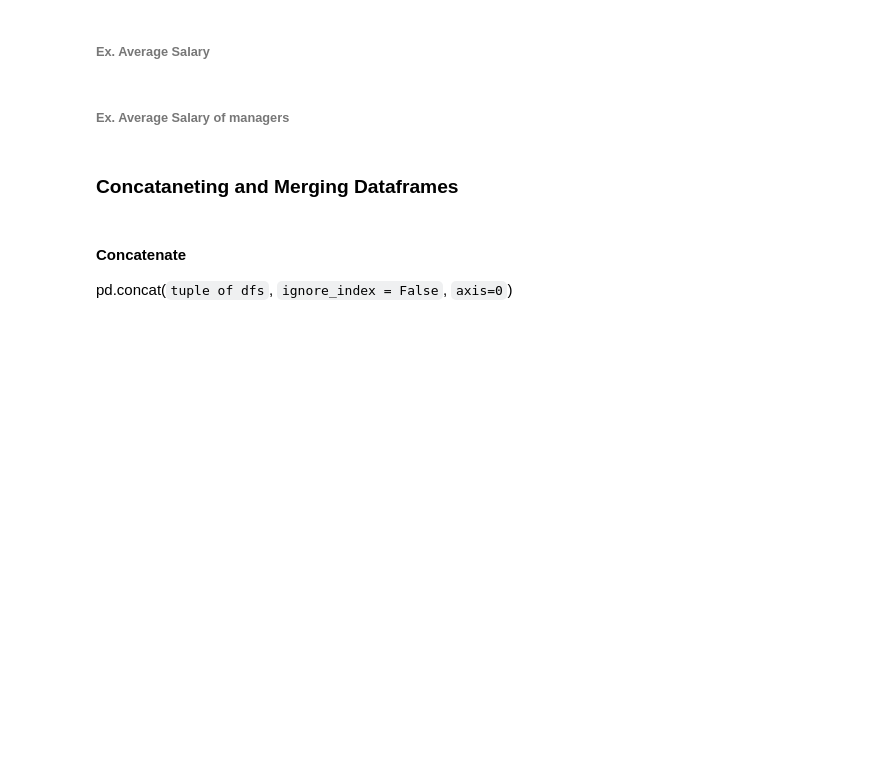
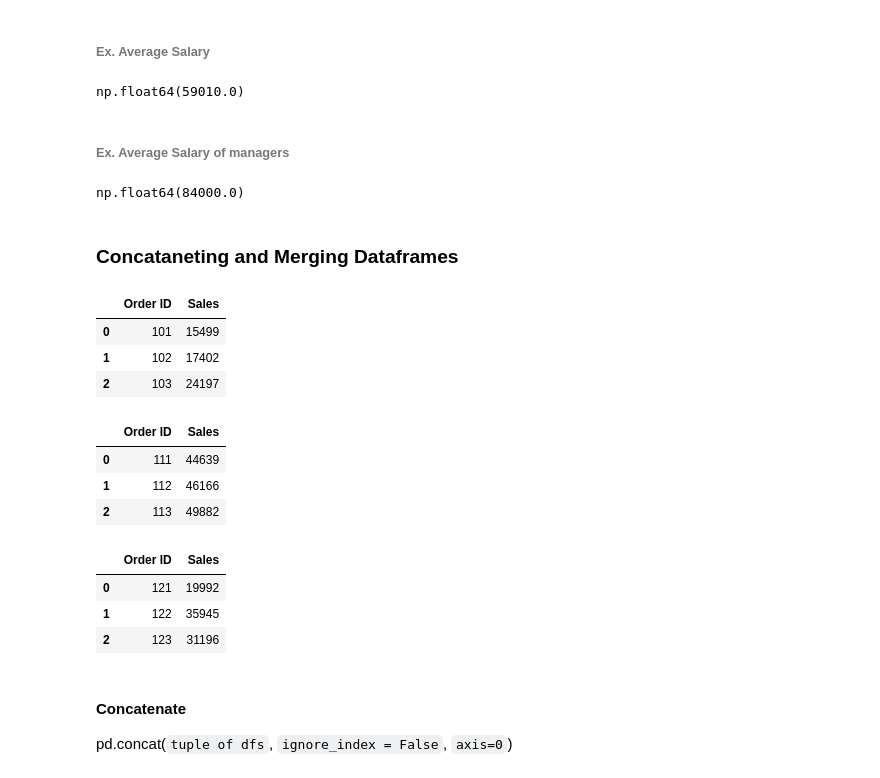
Before and after one commit to knowledge-corner/CGI_19_may_25, a Jupyter notebook: Classwork/Classwork Notebook.ipynb, the cells around one changed output. Saved outputs shown, nothing was run; the diff lists cells and outputs as text; code cells hidden in the pictures; blank space fills up the shorter version.

```diff
--- a/Classwork/Classwork Notebook.ipynb
+++ b/Classwork/Classwork Notebook.ipynb
@@ -1755,14 +1755,43 @@ df
 ### Operations on dataframes
 # %% [markdown]
 ###### Ex. Average Salary
+# %%
+df.Salary.mean()
+# %% [output]
+np.float64(59010.0)
 # %% [markdown]
 ###### Ex. Average Salary of managers
+# %%
+df[df.Designation == "Manager"].Salary.mean()
+# %% [output]
+np.float64(84000.0)
 # %% [markdown]
 ### Concataneting and Merging Dataframes
 # %%
 df_jan = pd.DataFrame({"Order ID" : range(101, 104), "Sales" : np.random.randint(10000, 50000, 3)})
 df_feb = pd.DataFrame({"Order ID" : range(111, 114), "Sales" : np.random.randint(10000, 50000, 3)})
 df_mar = pd.DataFrame({"Order ID" : range(121, 124), "Sales" : np.random.randint(10000, 50000, 3)})
+# %%
+df_jan
+# %% [output]
+|  | Order ID | Sales |
+| 0 | 101 | 15499 |
+| 1 | 102 | 17402 |
+| 2 | 103 | 24197 |
+# %%
+df_feb
+# %% [output]
+|  | Order ID | Sales |
+| 0 | 111 | 44639 |
+| 1 | 112 | 46166 |
+| 2 | 113 | 49882 |
+# %%
+df_mar
+# %% [output]
+|  | Order ID | Sales |
+| 0 | 121 | 19992 |
+| 1 | 122 | 35945 |
+| 2 | 123 | 31196 |
 # %% [markdown]
 #### Concatenate
 pd.concat(`tuple of dfs`, `ignore_index = False`, `axis=0`)
```
Also changed, not shown: parts of 18 cells of this notebook.
